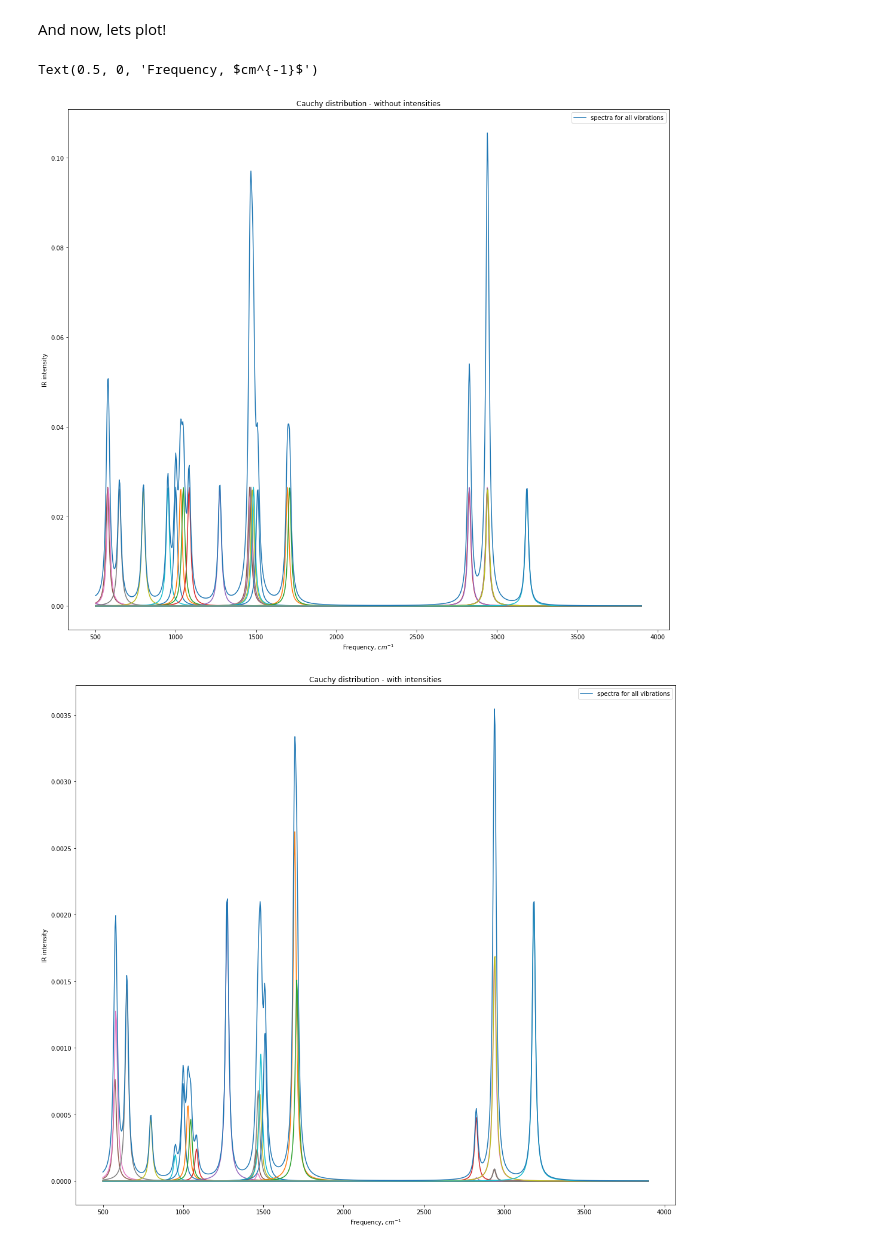
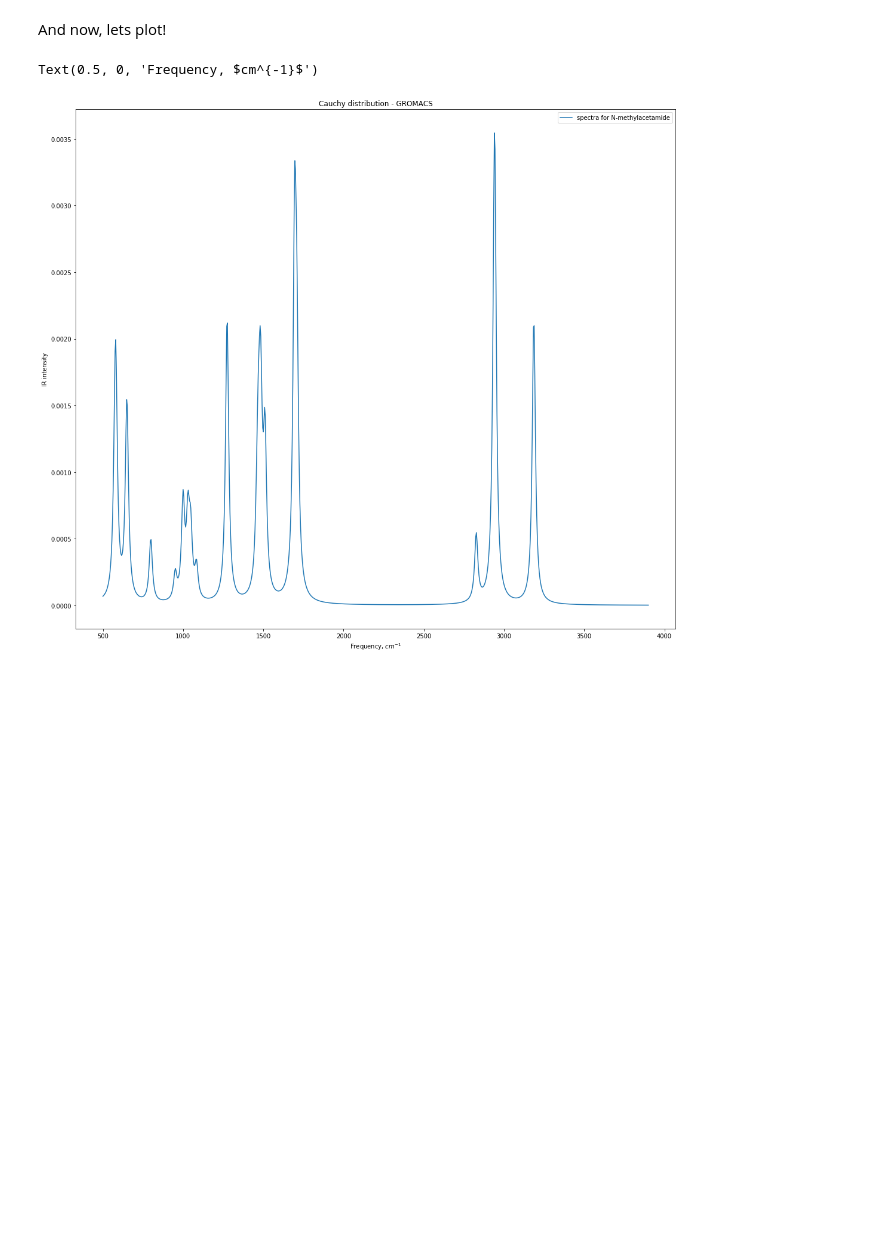
Before and after one commit to dspoel/IR-Spectra, a Jupyter notebook: scripts/calculate_intensity_from_charge_theory_and_example.ipynb, the cells around one changed output. Saved outputs shown, nothing was run; the diff lists cells and outputs as text; code cells hidden in the pictures; blank space fills up the shorter version.

```diff
--- a/scripts/calculate_intensity_from_charge_theory_and_example.ipynb
+++ b/scripts/calculate_intensity_from_charge_theory_and_example.ipynb
@@ -246,11 +246,11 @@ We are now ready to calculate the intensities based on formula (13), i.e. $$I_{n
 # %%
 intensities = []
 # iterate over eigenvectors
-for i in range(np.size(eigenvectors,0)):
+for n in range(np.size(eigenvectors,0)):
     intensity = 0
     # iterate over dimensions
     for k in range(3):
-        intensity = intensity + (charge_mass_factors.dot(eigenvectors[i][:,k]))**2
+        intensity = intensity + (charge_mass_factors.dot(eigenvectors[n][:,k]))**2
     intensities.append(intensity)
 # %% [markdown]
 ## Plot spectrum
@@ -271,45 +271,30 @@ And now, lets plot!
 # %%
 start_freq = 500
 stop_freq = 3900
 step_size = 4
 
 v = np.linspace(start_freq,stop_freq,int((stop_freq-start_freq)/step_size)+1)
 c_tot = np.zeros(len(v))
 
 # Set gamma (FWHM); Mott used 24 cm⁻¹
 gamma = 24
 
 # Is the molecule linear?
 molecule_is_linear = False # <--- change this to specify whether the molecule is linear or not
 if molecule_is_linear:
     no_of_non_vibrational = 5
 else:
     no_of_non_vibrational = 6
 
 plt.figure(figsize=(18, 16))
 for i in range(no_of_non_vibrational,len(eigenfrequencies)):
-    c = create_cauchy_distribution(v,eigenfrequencies[i],gamma,1)
+    c = create_cauchy_distribution(v,eigenfrequencies[i],gamma,intensities[i])
     c_tot = c_tot + c
-    plt.plot(v,c,'-')
-plt.plot(v,c_tot,label='spectra for all vibrations')
-plt.title("Cauchy distribution - without intensities")
+plt.plot(v,c_tot,label='spectra for ' + molecule_of_interest)
+plt.title("Cauchy distribution - GROMACS")
 plt.legend(loc='upper right')
 plt.ylabel('IR intensity')
 plt.xlabel('Frequency, $cm^{-1}$')
-
-c_tot = np.zeros(len(v))
-
-plt.figure(figsize=(18, 16))
-for i in range(no_of_non_vibrational,len(eigenfrequencies)):
-    c = create_cauchy_distribution(v,eigenfrequencies[i],gamma,intensities[i])
-    c_tot = c_tot + c
-    plt.plot(v,c,'-')
-plt.plot(v,c_tot,label='spectra for all vibrations')
-plt.title("Cauchy distribution - with intensities")
-plt.legend(loc='upper right')
-plt.ylabel('IR intensity')
-plt.xlabel('Frequency, $cm^{-1}$')
 # %% [output]
 Text(0.5, 0, 'Frequency, $cm^{-1}$')
-[figure, old version]
+[figure, new version]
-[figure, removed]
```
Also changed, not shown: parts of 3 cells of this notebook.
